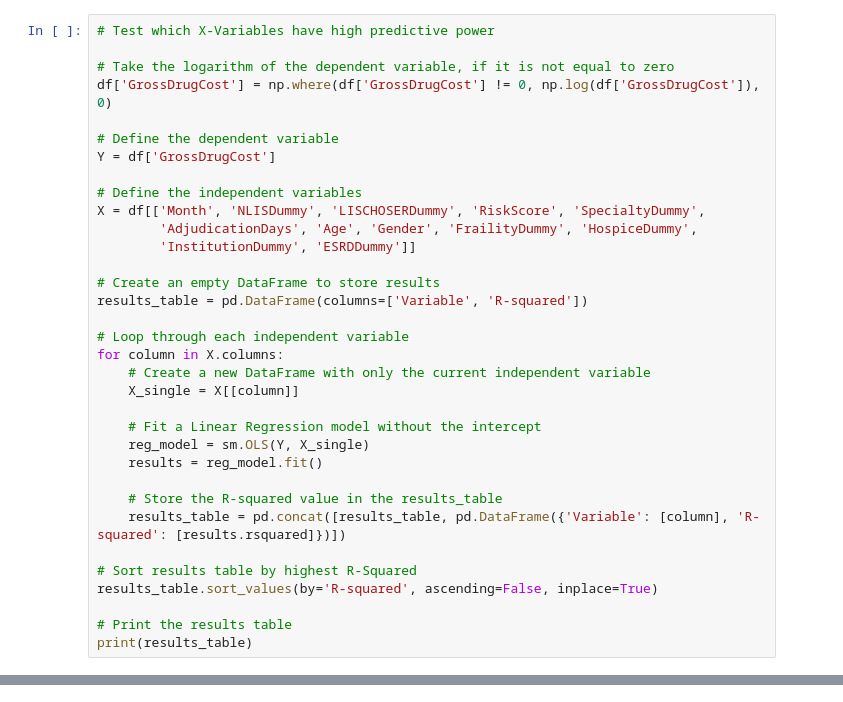
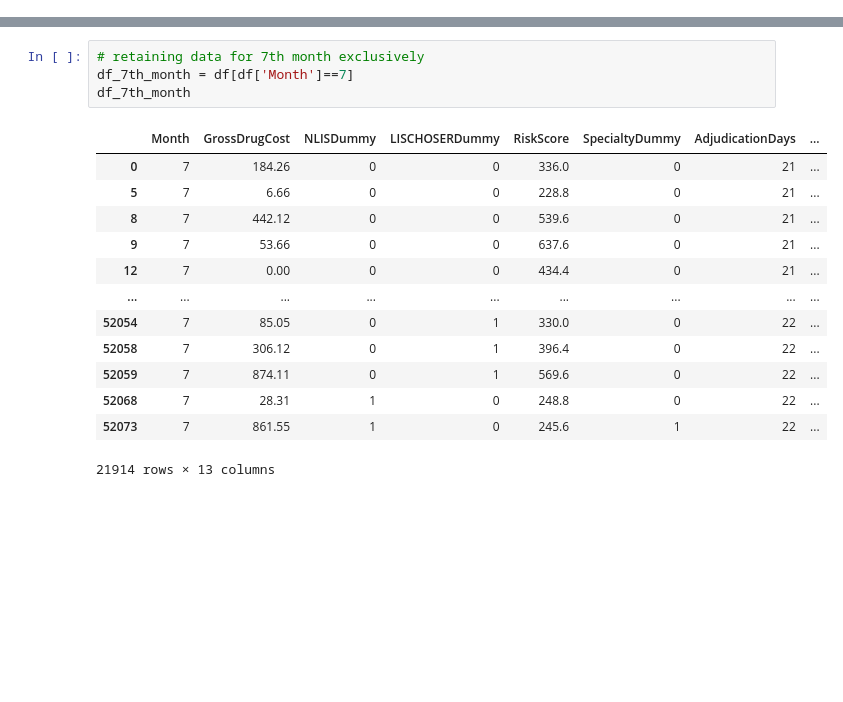
Before and after one commit to nilsmart96/fs-spm-assignments, a Jupyter notebook: Prediction_champion-Timp_Health_II- Group_Pre-Assignment/assignment_timp-health-II.ipynb, the cells around one changed output, grey strips where cells are left out. Saved outputs shown, nothing was run; the diff lists cells and outputs as text; blank space fills up the shorter version.

```diff
--- a/Prediction_champion-Timp_Health_II- Group_Pre-Assignment/assignment_timp-health-II.ipynb
+++ b/Prediction_champion-Timp_Health_II- Group_Pre-Assignment/assignment_timp-health-II.ipynb
@@ -29,34 +41,0 @@ df
-# %%
-# Test which X-Variables have high predictive power
-
-# Take the logarithm of the dependent variable, if it is not equal to zero
-df['GrossDrugCost'] = np.where(df['GrossDrugCost'] != 0, np.log(df['GrossDrugCost']), 0)
-
-# Define the dependent variable
-Y = df['GrossDrugCost']
-
-# Define the independent variables
-X = df[['Month', 'NLISDummy', 'LISCHOSERDummy', 'RiskScore', 'SpecialtyDummy',
-        'AdjudicationDays', 'Age', 'Gender', 'FrailityDummy', 'HospiceDummy',
-        'InstitutionDummy', 'ESRDDummy']]
-
-# Create an empty DataFrame to store results
-results_table = pd.DataFrame(columns=['Variable', 'R-squared'])
-
-# Loop through each independent variable
-for column in X.columns:
-    # Create a new DataFrame with only the current independent variable
-    X_single = X[[column]]
-
-    # Fit a Linear Regression model without the intercept
-    reg_model = sm.OLS(Y, X_single)
-    results = reg_model.fit()
-
-    # Store the R-squared value in the results_table
-    results_table = pd.concat([results_table, pd.DataFrame({'Variable': [column], 'R-squared': [results.rsquared]})])
-
-# Sort results table by highest R-Squared
-results_table.sort_values(by='R-squared', ascending=False, inplace=True)
-
-# Print the results table
-print(results_table)
@@ -136,0 +42,18 @@ We did not include a constant intercept term, as this also significanly lowered
+# %%
+# retaining data for 7th month exclusively
+df_7th_month = df[df['Month']==7]
+df_7th_month
+# %% [output]
+|  | Month | GrossDrugCost | NLISDummy | LISCHOSERDummy | RiskScore | SpecialtyDummy | AdjudicationDays | ... |
+| 0 | 7 | 184.26 | 0 | 0 | 336.0 | 0 | 21 | ... |
+| 5 | 7 | 6.66 | 0 | 0 | 228.8 | 0 | 21 | ... |
+| 8 | 7 | 442.12 | 0 | 0 | 539.6 | 0 | 21 | ... |
+| 9 | 7 | 53.66 | 0 | 0 | 637.6 | 0 | 21 | ... |
+| 12 | 7 | 0.00 | 0 | 0 | 434.4 | 0 | 21 | ... |
+| ... | ... | ... | ... | ... | ... | ... | ... | ... |
+| 52054 | 7 | 85.05 | 0 | 1 | 330.0 | 0 | 22 | ... |
+| 52058 | 7 | 306.12 | 0 | 1 | 396.4 | 0 | 22 | ... |
+| 52059 | 7 | 874.11 | 0 | 1 | 569.6 | 0 | 22 | ... |
+| 52068 | 7 | 28.31 | 1 | 0 | 248.8 | 0 | 22 | ... |
+| 52073 | 7 | 861.55 | 1 | 0 | 245.6 | 1 | 22 | ... |
+21914 rows × 13 columns
```
Also changed, not shown: parts of 12 cells of this notebook.
